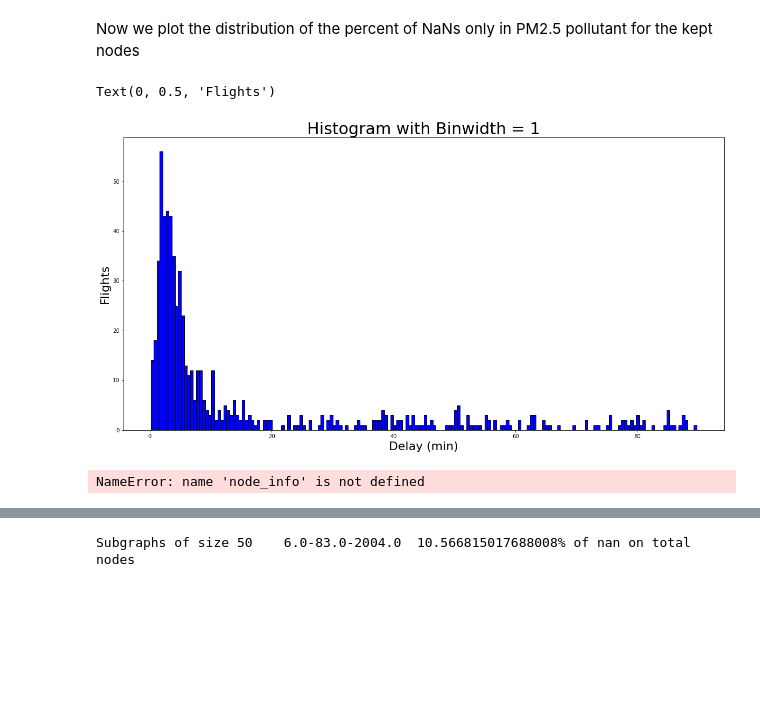
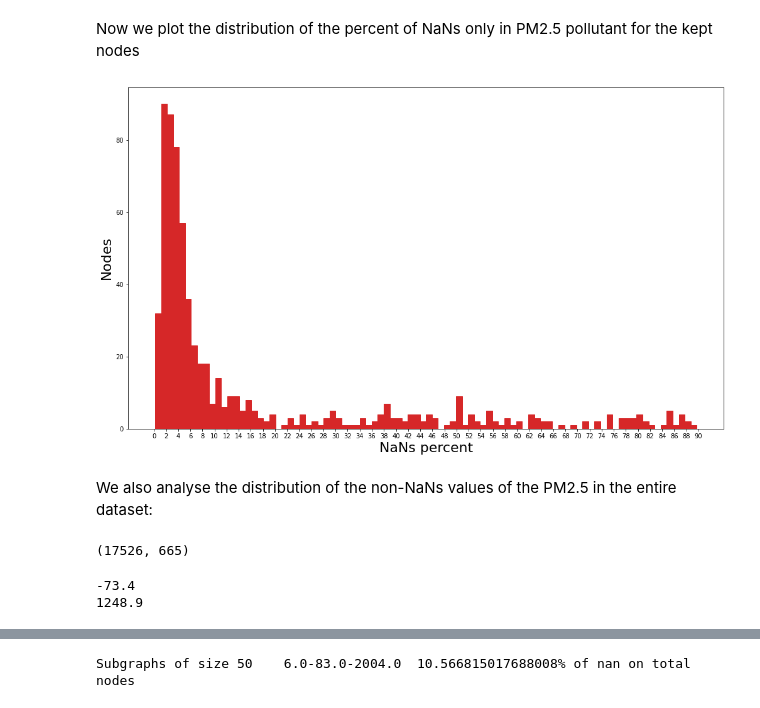
Before and after one commit to NicoArmas/gdl_air_quality, a Jupyter notebook: code/experiments.ipynb, the cells around one changed output, grey strips where cells are left out. Saved outputs shown, nothing was run; the diff lists cells and outputs as text; code cells hidden in the pictures; blank space fills up the shorter version.

```diff
--- a/code/experiments.ipynb
+++ b/code/experiments.ipynb
@@ -122,3 +34,5 @@ new_final = final_operations(final)
+# %%
+new_final = pd.read_pickle('../data/analysis1.pkl')
 # %% [markdown]
 ### Analisys of NaNs values per node (all features)
 # %% [markdown]
@@ -252,29 +156,16 @@ Now we plot the distribution of the percent of NaNs only in PM2.5 pollutant for
 pm25_perc_all = get_nans_perc(kept_nodes)[3]
 # %%
 
-binwidth = 1
-fig, ax = plt.subplots(figsize=(20, 10))
+binwidth = 2
+fig, ax = plt.subplots(figsize=(17, 10))
 
 ax.hist(pm25_perc_all, bins = int(180/binwidth),
-             color = 'blue', edgecolor = 'black')
+             color = 'tab:red', edgecolor = 'tab:red')
 
 # Title and labels
 ax.set_xlabel('NaNs percent', size = 22)
-ax.set_ylabel('Flights', size= 22)
+ax.set_ylabel('Nodes', size= 22)
+
+ax.set_xticks(np.arange(0, 91, binwidth));
 # %% [output]
-Text(0, 0.5, 'Flights')
-[figure, old version]
+[figure, new version]
-# %%
-
-# features = ['CO', 'NO2', 'PM10', 'SO2']
-
-# for feature in range(4):
-nodes_to_keep = []
-
-for node in data.columns.get_level_values(0).drop_duplicates():
-    keep = node_info(data, node)
-    if keep: nodes_to_keep.append(node)
-
-print(f'{len(nodes_to_keep)}')
-# %% [output]
-NameError: name 'node_info' is not defined
@@ -282,0 +172,2 @@ print(f'Keep {len(nodes_to_keep)} on {data.shape[1]//5}')
+# %% [markdown]
+We also analyse the distribution of the non-NaNs values of the PM2.5 in the entire dataset:
@@ -282,0 +180,4 @@ print(f'Keep {len(nodes_to_keep)} on {data.shape[1]//5}')
+# %%
+pm25_df.shape
+# %% [output]
+(17526, 665)
@@ -282,0 +190,6 @@ print(f'Keep {len(nodes_to_keep)} on {data.shape[1]//5}')
+# %%
+print(min(pm25_not_nans))
+print(max(pm25_not_nans))
+# %% [output]
+-73.4
+1248.9
```
Also changed, not shown: parts of 32 cells of this notebook.
